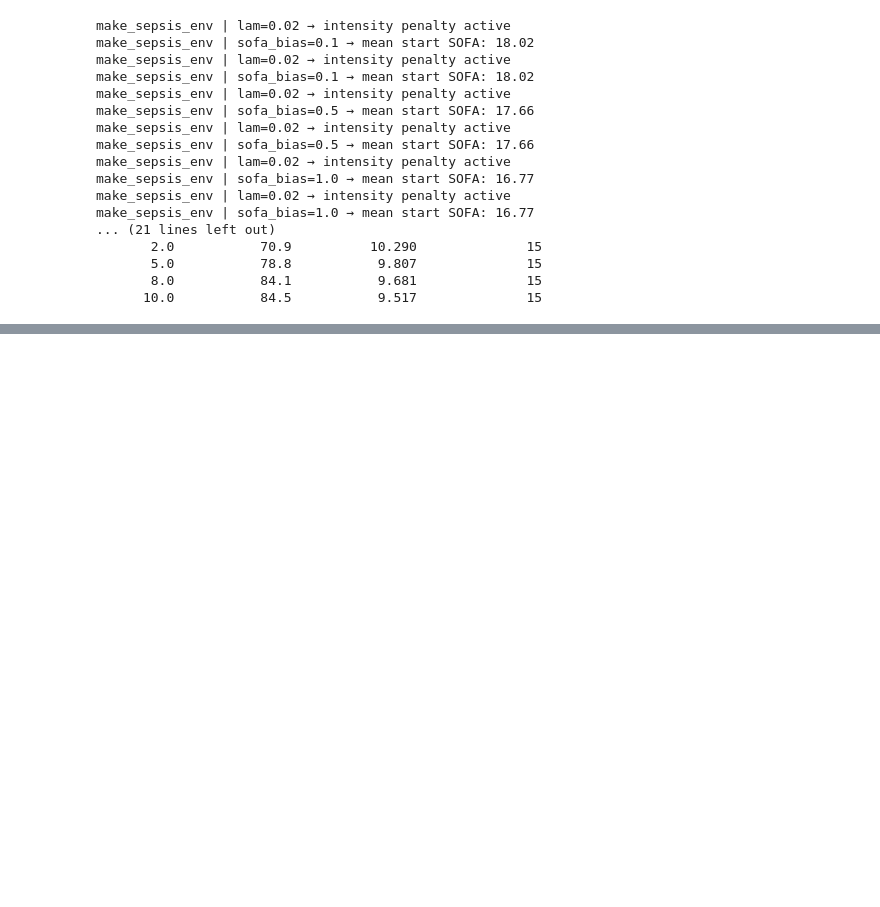
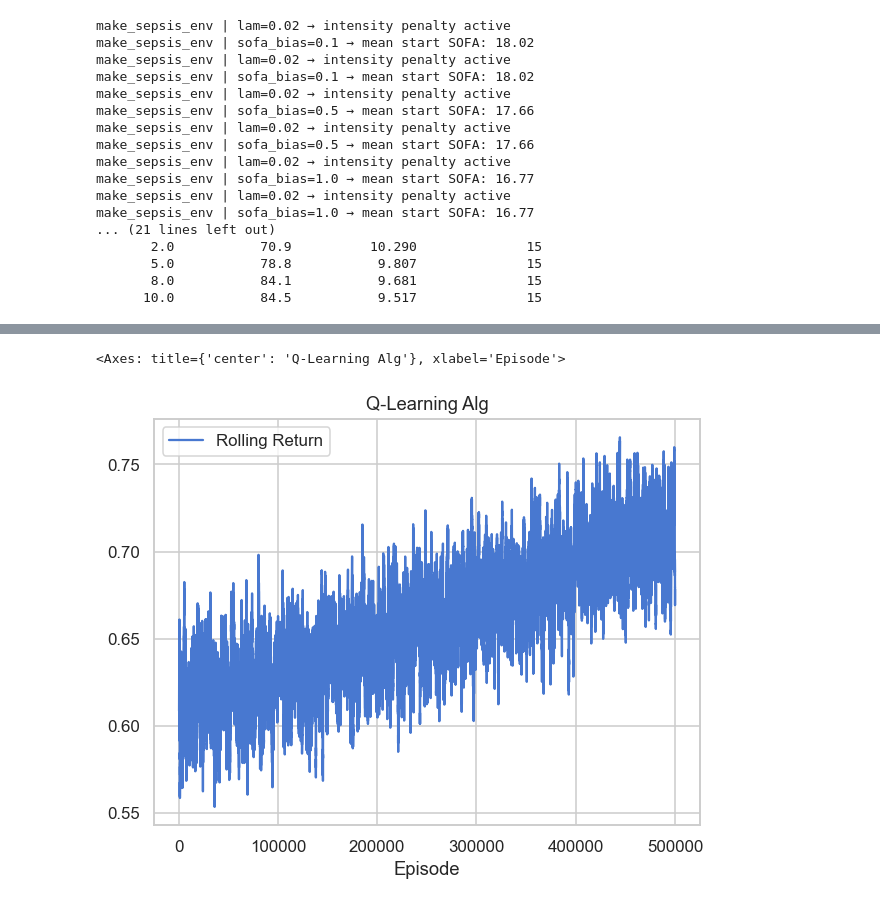
Before and after one commit to calcoafrancisca/RL_GroupAG, a Jupyter notebook: RL Project Code/sepsis_project - Students Version/rl_sepsis_project.ipynb, the cells around one changed output, grey strips where cells are left out. Cells and saved outputs as stored; diff of their text form; code cells hidden in the pictures; blank space fills up the shorter version.

```diff
--- a/RL Project Code/sepsis_project - Students Version/rl_sepsis_project.ipynb
+++ b/RL Project Code/sepsis_project - Students Version/rl_sepsis_project.ipynb
@@ -970,0 +865,7 @@ ContinuousICUSepsisEnv
+# %%
+Q_table_sepsis_SARSA, df_return_over_time_sepsis_SARSA, df_steps_over_time_sepsis_SARSA, epsilon_over_time_SARSA, actions_over_time_SARSA, df_checkpoints_SARSA = sepsis_SARSA_q_function(
+    env,
+    num_iterations=500000,
+    alpha=.05,
+    gamma=.99
+)
@@ -970,0 +876,6 @@ ContinuousICUSepsisEnv
+# %%
+df_return_over_time_sepsis_SARSA['Rolling Return'] = df_return_over_time_sepsis_SARSA['Return'].rolling(500).mean()
+df_return_over_time_sepsis_SARSA.plot(x='Episode', y='Rolling Return', title='Q-Learning Alg')
+# %% [output]
+<Axes: title={'center': 'Q-Learning Alg'}, xlabel='Episode'>
+[figure, added]
```
Also changed, not shown: parts of 54 cells of this notebook.
